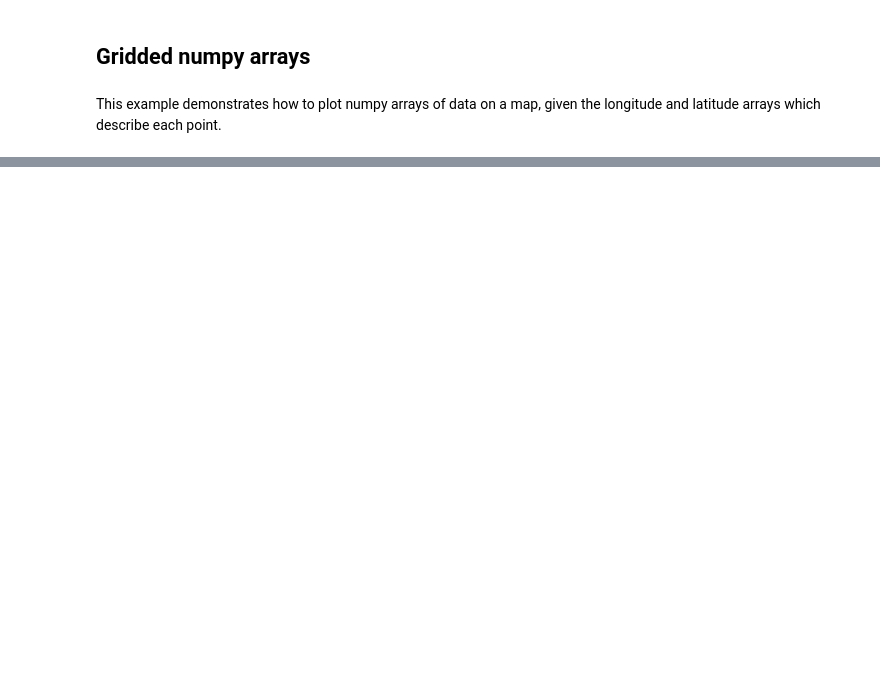
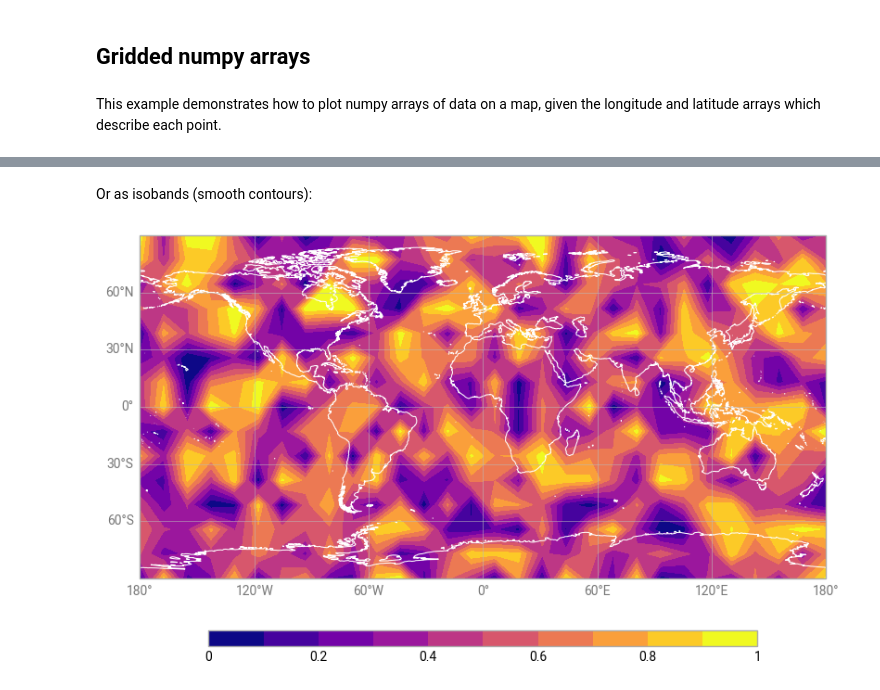
Before and after one commit to ecmwf/earthkit-plots, a Jupyter notebook: docs/examples/gallery/gridded-data/numpy.ipynb, the cells around one changed output, grey strips where cells are left out. Cells and saved outputs as stored; diff of their text form; code cells hidden in the pictures; blank space fills up the shorter version.

```diff
--- a/docs/examples/gallery/gridded-data/numpy.ipynb
+++ b/docs/examples/gallery/gridded-data/numpy.ipynb
@@ -23,0 +27,13 @@ chart.show()
+# %% [markdown]
+Or as isobands (smooth contours):
+# %%
+chart = earthkit.plots.Map()
+
+chart.contourf(data, x=x, y=y)
+
+chart.coastlines(color="white")
+chart.gridlines()
+chart.legend(label="")
+chart.show()
+# %% [output]
+[figure, added]
```
Also changed, not shown: parts of 7 cells of this notebook.
